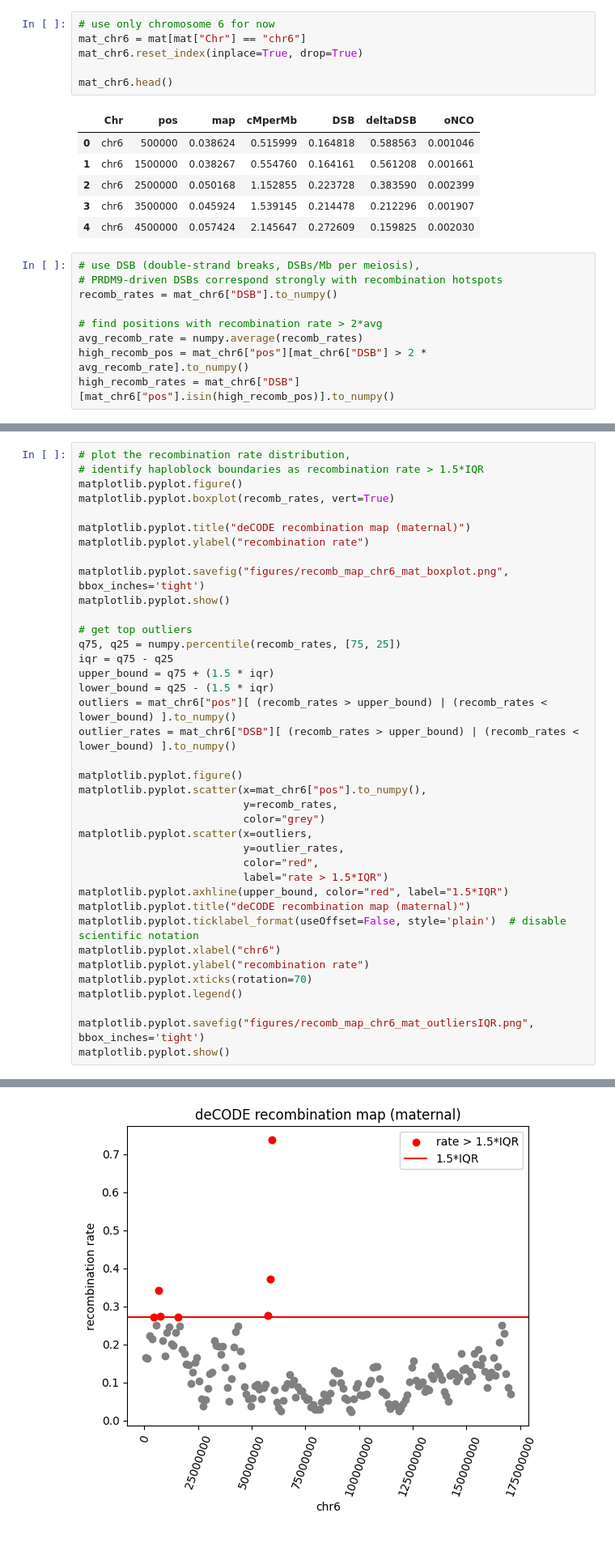
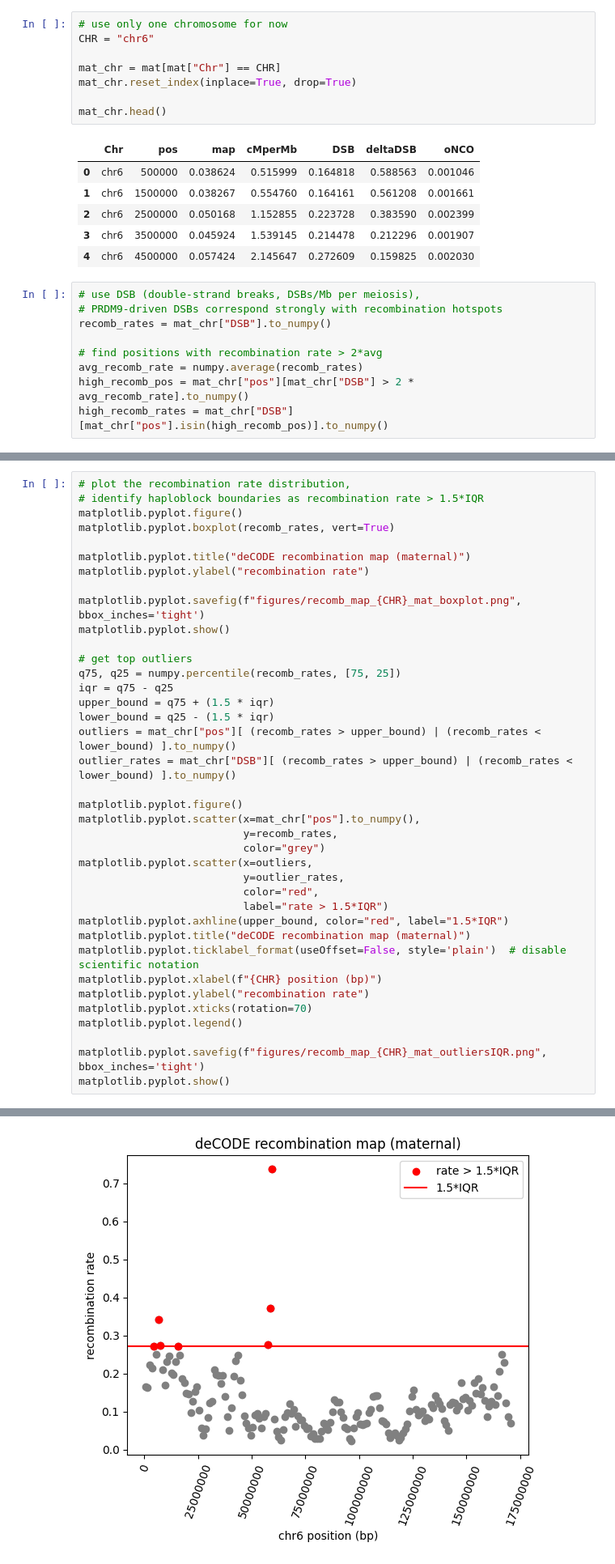
Before and after one commit to jedrzejkubica/Elixir-BH-2025, a Jupyter notebook: haploblock_breakpoints.ipynb, the cells around one changed output, grey strips where cells are left out. Shown: that part at 81% size. Cells and saved outputs as stored; diff of their text form.

```diff
--- a/haploblock_breakpoints.ipynb
+++ b/haploblock_breakpoints.ipynb
@@ -49,11 +49,13 @@ mat.head()
 | 3 | chr1 | 3500000 | 0.072099 | 1.958981 | 0.327574 | 0.309961 | 0.002768 |
 | 4 | chr1 | 4500000 | 0.063192 | 2.523875 | 0.303244 | 0.127192 | 0.002952 |
 # %%
-# use only chromosome 6 for now
-mat_chr6 = mat[mat["Chr"] == "chr6"]
-mat_chr6.reset_index(inplace=True, drop=True)
+# use only one chromosome for now
+CHR = "chr6"
 
-mat_chr6.head()
+mat_chr = mat[mat["Chr"] == CHR]
+mat_chr.reset_index(inplace=True, drop=True)
+
+mat_chr.head()
 # %% [output]
 |  | Chr | pos | map | cMperMb | DSB | deltaDSB | oNCO |
 | 0 | chr6 | 500000 | 0.038624 | 0.515999 | 0.164818 | 0.588563 | 0.001046 |
@@ -64,12 +66,12 @@ mat_chr6.head()
 # %%
 # use DSB (double-strand breaks, DSBs/Mb per meiosis),
 # PRDM9-driven DSBs correspond strongly with recombination hotspots
-recomb_rates = mat_chr6["DSB"].to_numpy()
+recomb_rates = mat_chr["DSB"].to_numpy()
 
 # find positions with recombination rate > 2*avg
 avg_recomb_rate = numpy.average(recomb_rates)
-high_recomb_pos = mat_chr6["pos"][mat_chr6["DSB"] > 2 * avg_recomb_rate].to_numpy()
-high_recomb_rates = mat_chr6["DSB"][mat_chr6["pos"].isin(high_recomb_pos)].to_numpy()
+high_recomb_pos = mat_chr["pos"][mat_chr["DSB"] > 2 * avg_recomb_rate].to_numpy()
+high_recomb_rates = mat_chr["DSB"][mat_chr["pos"].isin(high_recomb_pos)].to_numpy()
 # %%
 # plot the recombination rates along the chromosome,
 # identify haploblock boundaries as recombination rate > 2*avg
@@ -175,40 +194,40 @@ matplotlib.pyplot.figure()
 matplotlib.pyplot.boxplot(recomb_rates, vert=True)
 
 matplotlib.pyplot.title("deCODE recombination map (maternal)")
 matplotlib.pyplot.ylabel("recombination rate")
 
-matplotlib.pyplot.savefig("figures/recomb_map_chr6_mat_boxplot.png", bbox_inches='tight')
+matplotlib.pyplot.savefig(f"figures/recomb_map_{CHR}_mat_boxplot.png", bbox_inches='tight')
 matplotlib.pyplot.show()
 
 # get top outliers
 q75, q25 = numpy.percentile(recomb_rates, [75, 25])
 iqr = q75 - q25
 upper_bound = q75 + (1.5 * iqr)
 lower_bound = q25 - (1.5 * iqr)
-outliers = mat_chr6["pos"][ (recomb_rates > upper_bound) | (recomb_rates < lower_bound) ].to_numpy()
-outlier_rates = mat_chr6["DSB"][ (recomb_rates > upper_bound) | (recomb_rates < lower_bound) ].to_numpy()
+outliers = mat_chr["pos"][ (recomb_rates > upper_bound) | (recomb_rates < lower_bound) ].to_numpy()
+outlier_rates = mat_chr["DSB"][ (recomb_rates > upper_bound) | (recomb_rates < lower_bound) ].to_numpy()
 
 matplotlib.pyplot.figure()
-matplotlib.pyplot.scatter(x=mat_chr6["pos"].to_numpy(),
+matplotlib.pyplot.scatter(x=mat_chr["pos"].to_numpy(),
                           y=recomb_rates,
                           color="grey")
 matplotlib.pyplot.scatter(x=outliers,
                           y=outlier_rates,
                           color="red",
                           label="rate > 1.5*IQR")
 matplotlib.pyplot.axhline(upper_bound, color="red", label="1.5*IQR")
 matplotlib.pyplot.title("deCODE recombination map (maternal)")
 matplotlib.pyplot.ticklabel_format(useOffset=False, style='plain')  # disable scientific notation
-matplotlib.pyplot.xlabel("chr6")
+matplotlib.pyplot.xlabel(f"{CHR} position (bp)")
 matplotlib.pyplot.ylabel("recombination rate")
 matplotlib.pyplot.xticks(rotation=70)
 matplotlib.pyplot.legend()
 
-matplotlib.pyplot.savefig("figures/recomb_map_chr6_mat_outliersIQR.png", bbox_inches='tight')
+matplotlib.pyplot.savefig(f"figures/recomb_map_{CHR}_mat_outliersIQR.png", bbox_inches='tight')
 matplotlib.pyplot.show()
 # %% [output]
 [figure]
-[figure, old version]
+[figure, new version]
 # %%
 # print haploblock boundaries
 high_recomb_pos = outliers
```
Also changed, not shown: parts of 7 cells of this notebook.
